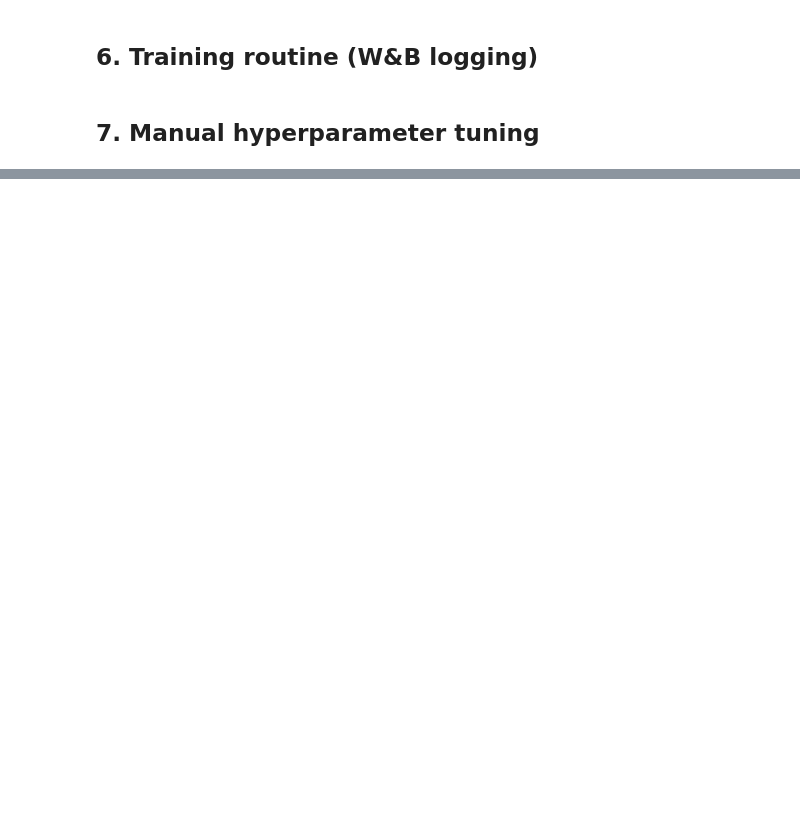
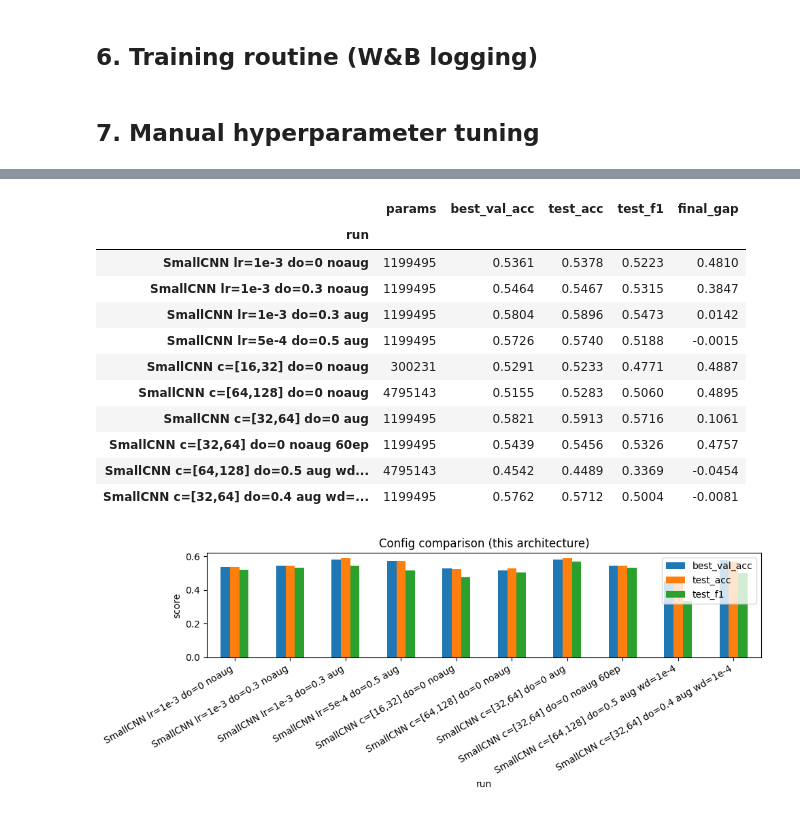
Before and after one commit to romaxod/ML-HW4-FUULXOD, a Jupyter notebook: model_experiment_SmallCNN.ipynb, the cells around one changed output, grey strips where cells are left out. Drawn from its saved outputs; the diff is of its cells as text; code cells hidden in the pictures; blank space fills up the shorter version.

Commit message:
final run smallcnn (with sweep)

```diff
--- a/model_experiment_SmallCNN.ipynb
+++ b/model_experiment_SmallCNN.ipynb
@@ -221,0 +381,21 @@ architecture in the DeepCNN notebook.
+# %%
+import pandas as pd
+df = pd.DataFrame(SUMMARY).set_index("run")
+display(df.round(4))
+ax = df[["best_val_acc", "test_acc", "test_f1"]].plot(kind="bar", figsize=(10, 4))
+ax.set_ylabel("score"); ax.set_title("Config comparison (this architecture)")
+plt.xticks(rotation=30, ha="right"); plt.tight_layout(); plt.show()
+# %% [output]
+|  | params | best_val_acc | test_acc | test_f1 | final_gap |
+| run |  |  |  |  |  |
+| SmallCNN lr=1e-3 do=0 noaug | 1199495 | 0.5361 | 0.5378 | 0.5223 | 0.4810 |
+| SmallCNN lr=1e-3 do=0.3 noaug | 1199495 | 0.5464 | 0.5467 | 0.5315 | 0.3847 |
+| SmallCNN lr=1e-3 do=0.3 aug | 1199495 | 0.5804 | 0.5896 | 0.5473 | 0.0142 |
+| SmallCNN lr=5e-4 do=0.5 aug | 1199495 | 0.5726 | 0.5740 | 0.5188 | -0.0015 |
+| SmallCNN c=[16,32] do=0 noaug | 300231 | 0.5291 | 0.5233 | 0.4771 | 0.4887 |
+| SmallCNN c=[64,128] do=0 noaug | 4795143 | 0.5155 | 0.5283 | 0.5060 | 0.4895 |
+| SmallCNN c=[32,64] do=0 aug | 1199495 | 0.5821 | 0.5913 | 0.5716 | 0.1061 |
+| SmallCNN c=[32,64] do=0 noaug 60ep | 1199495 | 0.5439 | 0.5456 | 0.5326 | 0.4757 |
+| SmallCNN c=[64,128] do=0.5 aug wd... | 4795143 | 0.4542 | 0.4489 | 0.3369 | -0.0454 |
+| SmallCNN c=[32,64] do=0.4 aug wd=... | 1199495 | 0.5762 | 0.5712 | 0.5004 | -0.0081 |
+[figure, added]
```
Also changed, not shown: parts of 24 cells of this notebook.
